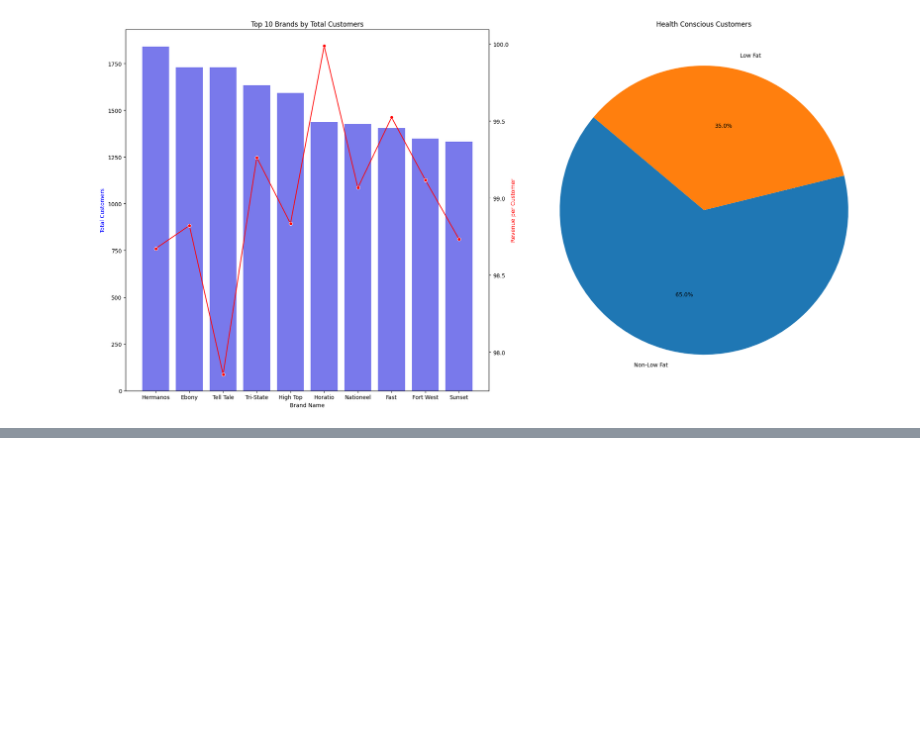
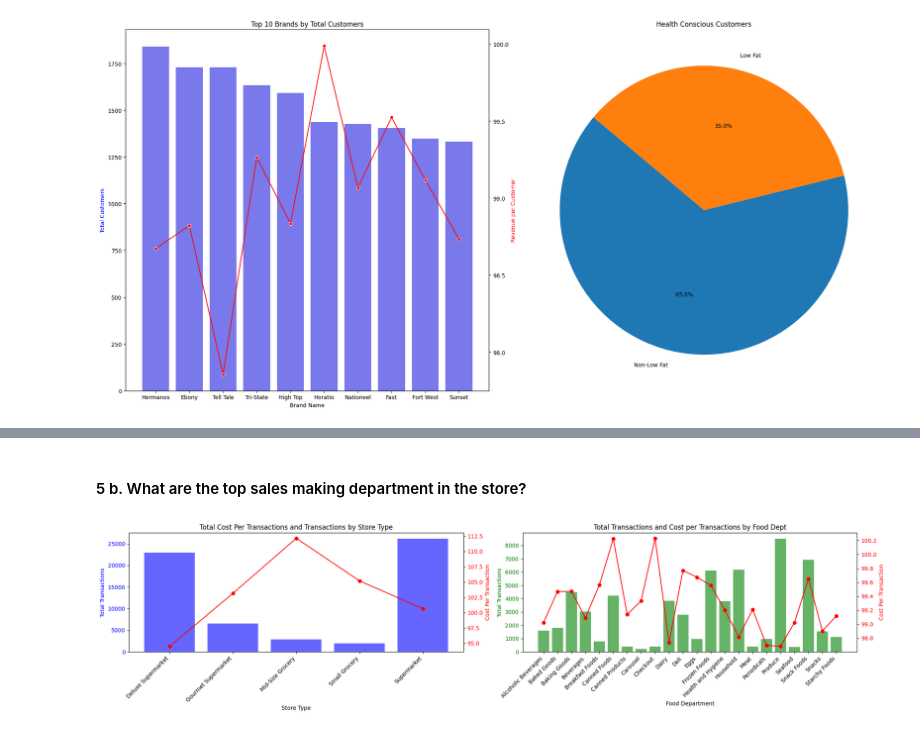
Before and after one commit to BenRoshan100/Customer-AcquisitionCost-Prediction, a Jupyter notebook: campaign_eda.ipynb, the cells around one changed output, grey strips where cells are left out. Cells and saved outputs as stored; diff of their text form; code cells hidden in the pictures; blank space fills up the shorter version.

```diff
--- a/campaign_eda.ipynb
+++ b/campaign_eda.ipynb
@@ -414,0 +455,50 @@ plt.show()
+# %% [markdown]
+#### 5 b. What are the top sales making department in the store?
+# %%
+type_summary=store_lambda.groupby('store_type').agg(
+    total_cost=('cost','sum'),
+    total_transactions=('cost','count')
+)
+type_summary['cost_per_transaction']=type_summary['total_cost']/type_summary['total_transactions']
+
+food_dept_summary=target_data.groupby('food_department').agg(
+    total_cost=('cost','sum'),
+    total_transactions=('cost','count')
+)
+food_dept_summary['cost_per_transaction']=food_dept_summary['total_cost']/food_dept_summary['total_transactions']
+
+fig,(ax1,ax3)=plt.subplots(1,2,figsize=(20,5))
+
+ax1.bar(type_summary.index,type_summary['total_transactions'],color='b',alpha=0.6)
+ax1.set_xlabel('Store Type')
+ax1.set_ylabel('Total Transactions',color='b')
+ax1.tick_params(axis='y',labelcolor='b')
+
+ax2=ax1.twinx()
+ax2.plot(type_summary.index,type_summary['cost_per_transaction'],color='r',marker='o')
+ax2.set_ylabel('Cost Per Transaction',color='r')
+ax2.tick_params(axis='y',labelcolor='r')
+
+ax1.set_xticks(range(len(type_summary.index)))
+ax1.set_xticklabels(type_summary.index,rotation=45,ha='right')
+ax1.set_title('Total Cost Per Transactions and Transactions by Store Type')
+
+
+ax3.bar(food_dept_summary.index,food_dept_summary['total_transactions'],color='g',alpha=0.6)
+ax3.set_xlabel('Food Department')
+ax3.set_ylabel('Total Transactions',color='g')
+ax3.tick_params(axis='y',labelcolor='g')
+
+ax4=ax3.twinx()
+ax4.plot(food_dept_summary.index,food_dept_summary['cost_per_transaction'],color='r',marker='o')
+ax4.set_ylabel('Cost Per Transaction',color='r')
+ax4.tick_params(axis='y',labelcolor='r')
+
+ax3.set_xticks(range(len(food_dept_summary.index)))
+ax3.set_xticklabels(food_dept_summary.index,rotation=45,ha='right')
+ax3.set_title('Total Transactions and Cost per Transactions by Food Dept')
+
+plt.tight_layout()
+plt.show()
+# %% [output]
+[figure, added]
```
Also changed, not shown: parts of 13 cells of this notebook.
